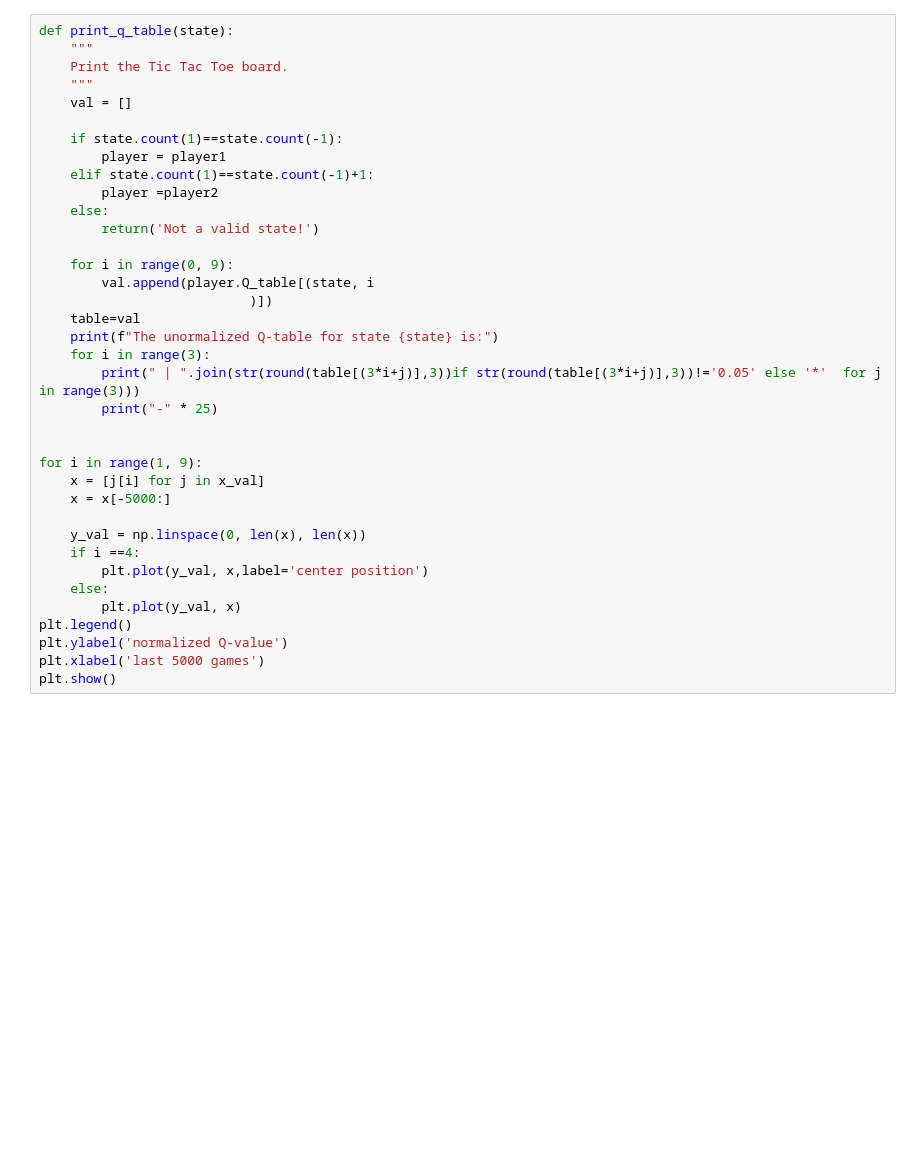
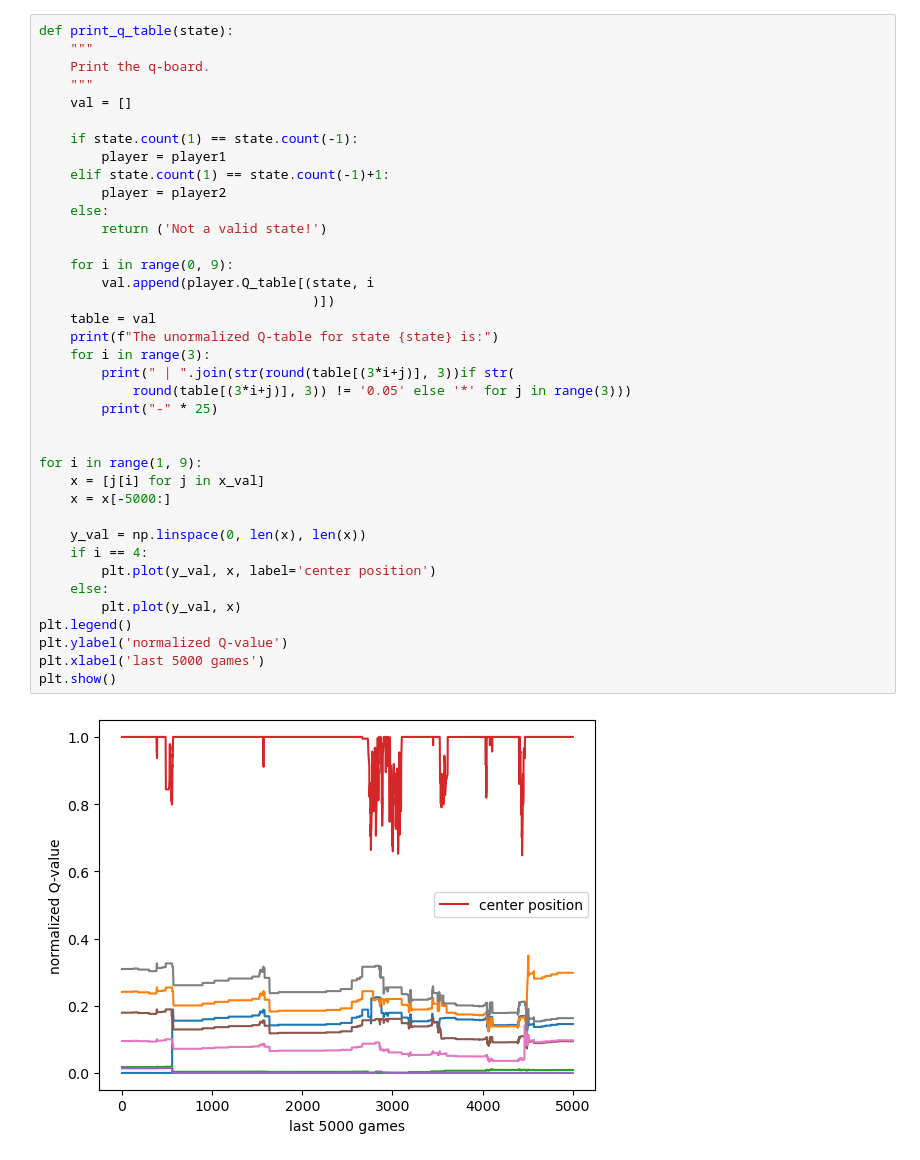
Before and after one commit to LaiquendiJ/Tic-Tac-Toe-Optimal-Strategy, a Jupyter notebook: Q-Learning.ipynb, the cells around one changed output. Saved outputs shown, nothing was run; the diff lists cells and outputs as text; blank space fills up the shorter version.

```diff
--- a/Q-Learning.ipynb
+++ b/Q-Learning.ipynb
@@ -173,40 +176,43 @@ for game in range(n_games):
 # %%
 def print_q_table(state):
     """
-    Print the Tic Tac Toe board.
+    Print the q-board.
     """
     val = []
 
-    if state.count(1)==state.count(-1):
+    if state.count(1) == state.count(-1):
         player = player1
-    elif state.count(1)==state.count(-1)+1:
-        player =player2
+    elif state.count(1) == state.count(-1)+1:
+        player = player2
     else:
-        return('Not a valid state!')
+        return ('Not a valid state!')
 
     for i in range(0, 9):
         val.append(player.Q_table[(state, i
-                           )])
-    table=val
+                                   )])
+    table = val
     print(f"The unormalized Q-table for state {state} is:")
     for i in range(3):
-        print(" | ".join(str(round(table[(3*i+j)],3))if str(round(table[(3*i+j)],3))!='0.05' else '*'  for j in range(3)))
+        print(" | ".join(str(round(table[(3*i+j)], 3))if str(
+            round(table[(3*i+j)], 3)) != '0.05' else '*' for j in range(3)))
         print("-" * 25)
 
 
 for i in range(1, 9):
     x = [j[i] for j in x_val]
     x = x[-5000:]
 
     y_val = np.linspace(0, len(x), len(x))
-    if i ==4:
-        plt.plot(y_val, x,label='center position')
+    if i == 4:
+        plt.plot(y_val, x, label='center position')
     else:
         plt.plot(y_val, x)
 plt.legend()
 plt.ylabel('normalized Q-value')
 plt.xlabel('last 5000 games')
 plt.show()
+# %% [output]
+[figure, added]
 # %%
 state = (1, 0, 1, -1, -1, 0, 0, 0, 0)
 print_q_table(state)
```
Also changed, not shown: parts of 6 cells of this notebook, 1 other file.
